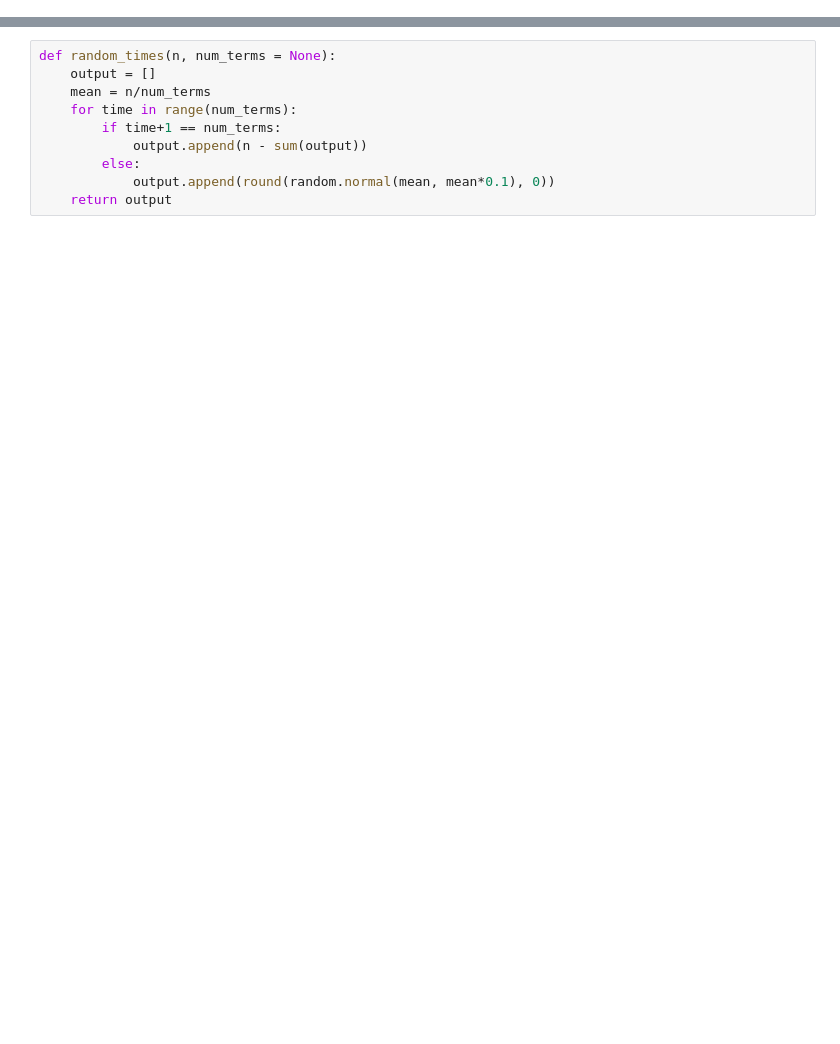
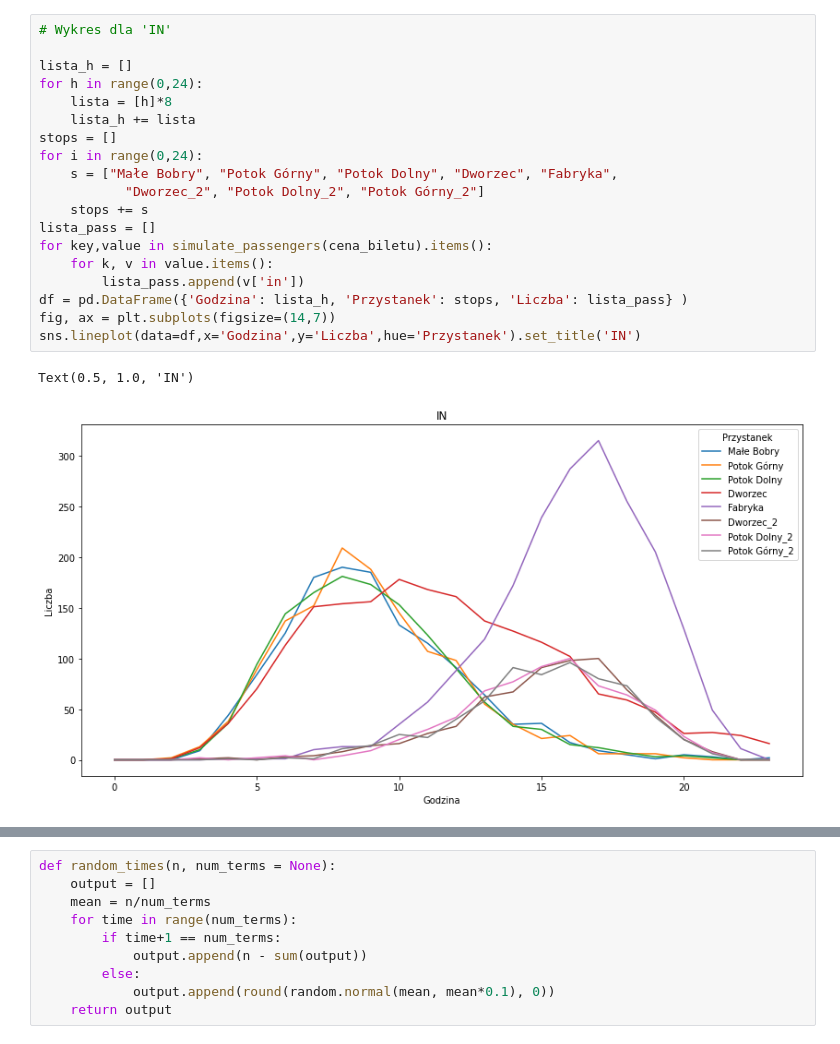
Before and after one commit to fmordarski/Passengers-simulation, a Jupyter notebook: Raport_MZK.ipynb, the cells around one changed output, grey strips where cells are left out. Saved outputs shown, nothing was run; the diff lists cells and outputs as text; blank space fills up the shorter version.

```diff
--- a/Raport_MZK.ipynb
+++ b/Raport_MZK.ipynb
@@ -40,0 +86,22 @@ def simulate_passengers(cena):
+# %%
+# Wykres dla 'IN'
+
+lista_h = []
+for h in range(0,24):
+    lista = [h]*8
+    lista_h += lista
+stops = []
+for i in range(0,24):
+    s = ["Małe Bobry", "Potok Górny", "Potok Dolny", "Dworzec", "Fabryka",
+           "Dworzec_2", "Potok Dolny_2", "Potok Górny_2"]
+    stops += s
+lista_pass = []
+for key,value in simulate_passengers(cena_biletu).items():
+    for k, v in value.items():
+        lista_pass.append(v['in'])
+df = pd.DataFrame({'Godzina': lista_h, 'Przystanek': stops, 'Liczba': lista_pass} )
+fig, ax = plt.subplots(figsize=(14,7))
+sns.lineplot(data=df,x='Godzina',y='Liczba',hue='Przystanek').set_title('IN')
+# %% [output]
+Text(0.5, 1.0, 'IN')
+[figure, added]
```
Also changed, not shown: parts of 11 cells of this notebook.
